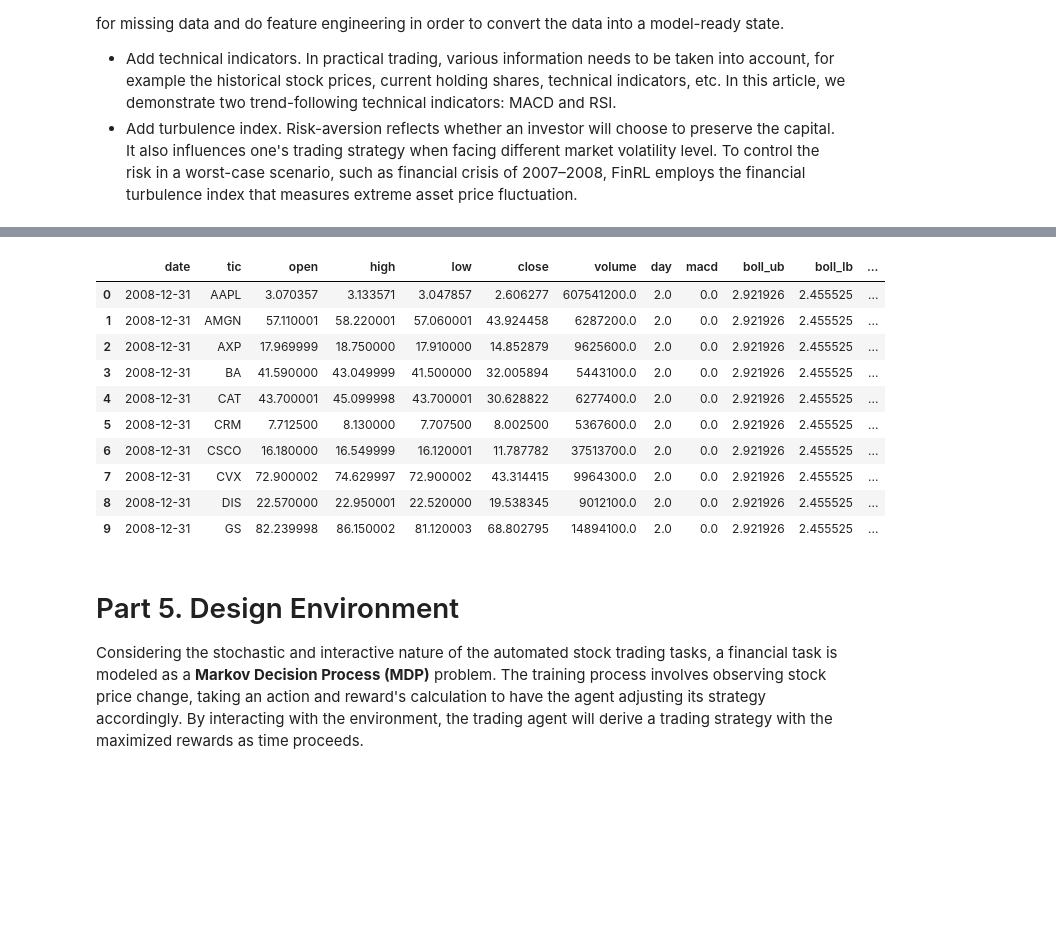
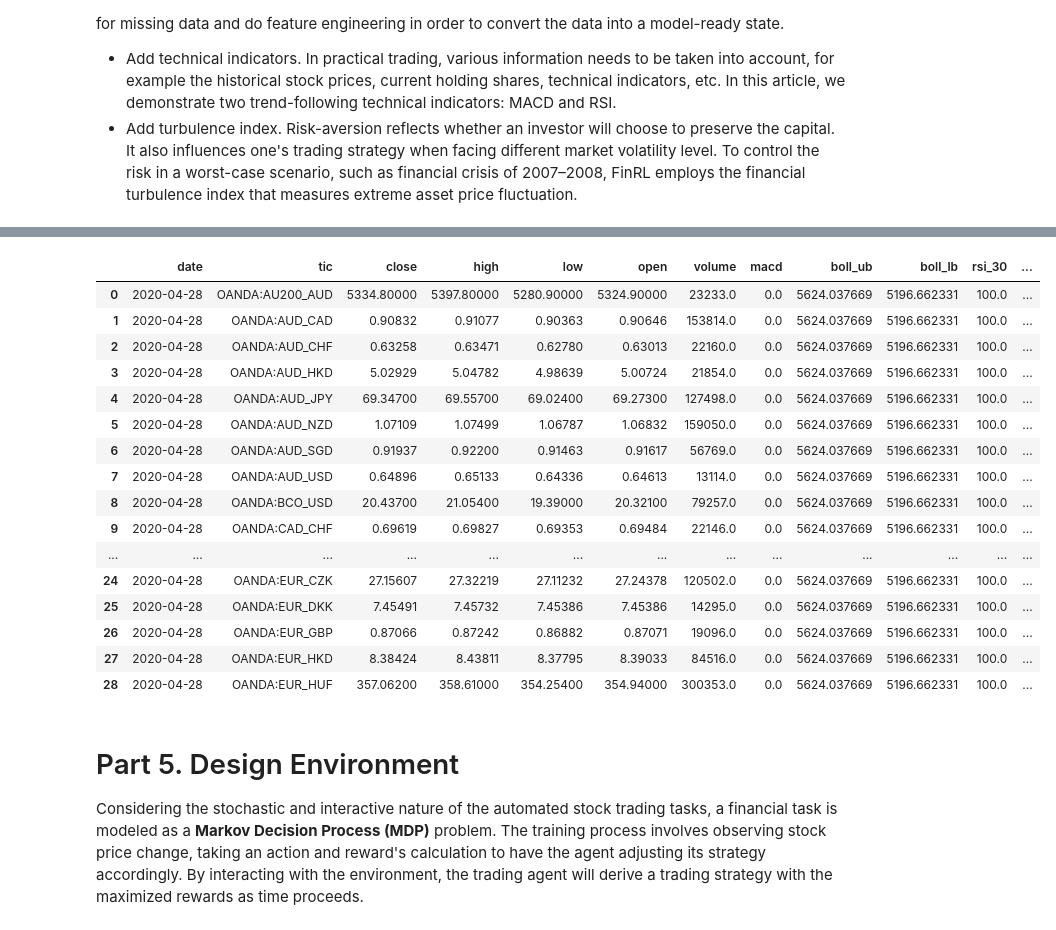
Before and after one commit to mohammad-bornosi/FinRL, a Jupyter notebook: FinRL_StockTrading_NeurIPS_2018.ipynb, the cells around one changed output, grey strips where cells are left out. Saved outputs shown, nothing was run; the diff lists cells and outputs as text; code cells hidden in the pictures; blank space fills up the shorter version.

Commit message:
set up recurrent ppo model with forex data and crypto market data

```diff
--- a/FinRL_StockTrading_NeurIPS_2018.ipynb
+++ b/FinRL_StockTrading_NeurIPS_2018.ipynb
@@ -195,0 +267,2 @@ df.sort_values(['date','tic'],ignore_index=True).head()
+# %%
+forex_market_dataset['date'] = dates
@@ -195,0 +285,4 @@ df.sort_values(['date','tic'],ignore_index=True).head()
+# %%
+forex_market_dataset.sort_values(['date', 'tic'], ignore_index = True)
+forex_market_dataset.drop(columns='s', inplace = True)
+forex_market_dataset
@@ -198,12 +375,14 @@ df.sort_values(['date','tic'],ignore_index=True).head()
 Data preprocessing is a crucial step for training a high quality machine learning model. We need to check for missing data and do feature engineering in order to convert the data into a model-ready state.
 * Add technical indicators. In practical trading, various information needs to be taken into account, for example the historical stock prices, current holding shares, technical indicators, etc. In this article, we demonstrate two trend-following technical indicators: MACD and RSI.
 * Add turbulence index. Risk-aversion reflects whether an investor will choose to preserve the capital. It also influences one's trading strategy when facing different market volatility level. To control the risk in a worst-case scenario, such as financial crisis of 2007–2008, FinRL employs the financial turbulence index that measures extreme asset price fluctuation.
+# %%
+data = forex_market_dataset.copy()
 # %%
 fe = FeatureEngineer(
-                    use_technical_indicator=True,
-                    tech_indicator_list = config.INDICATORS,
-                    use_vix=True,
+                    use_technical_indicator = True,
+                    tech_indicator_list =  config.INDICATORS,
+                    use_vix=True ,
                     use_turbulence=True,
                     user_defined_feature = False)
 
-processed = fe.preprocess_data(df)
+processed = fe.preprocess_data(data)
@@ -224,19 +413,25 @@ processed_full = processed_full.sort_values(['date','tic'])
 
 processed_full = processed_full.fillna(0)
 # %%
-processed_full.sort_values(['date','tic'],ignore_index=True).head(10)
+processed_full.sort_values(['date','tic'],ignore_index=True).head(29)
 # %% [output]
-|  | date | tic | open | high | low | close | volume | day | macd | boll_ub | boll_lb | ... |
-| 0 | 2008-12-31 | AAPL | 3.070357 | 3.133571 | 3.047857 | 2.606277 | 607541200.0 | 2.0 | 0.0 | 2.921926 | 2.455525 | ... |
-| 1 | 2008-12-31 | AMGN | 57.110001 | 58.220001 | 57.060001 | 43.924458 | 6287200.0 | 2.0 | 0.0 | 2.921926 | 2.455525 | ... |
-| 2 | 2008-12-31 | AXP | 17.969999 | 18.750000 | 17.910000 | 14.852879 | 9625600.0 | 2.0 | 0.0 | 2.921926 | 2.455525 | ... |
-| 3 | 2008-12-31 | BA | 41.590000 | 43.049999 | 41.500000 | 32.005894 | 5443100.0 | 2.0 | 0.0 | 2.921926 | 2.455525 | ... |
-| 4 | 2008-12-31 | CAT | 43.700001 | 45.099998 | 43.700001 | 30.628822 | 6277400.0 | 2.0 | 0.0 | 2.921926 | 2.455525 | ... |
-| 5 | 2008-12-31 | CRM | 7.712500 | 8.130000 | 7.707500 | 8.002500 | 5367600.0 | 2.0 | 0.0 | 2.921926 | 2.455525 | ... |
-| 6 | 2008-12-31 | CSCO | 16.180000 | 16.549999 | 16.120001 | 11.787782 | 37513700.0 | 2.0 | 0.0 | 2.921926 | 2.455525 | ... |
-| 7 | 2008-12-31 | CVX | 72.900002 | 74.629997 | 72.900002 | 43.314415 | 9964300.0 | 2.0 | 0.0 | 2.921926 | 2.455525 | ... |
-| 8 | 2008-12-31 | DIS | 22.570000 | 22.950001 | 22.520000 | 19.538345 | 9012100.0 | 2.0 | 0.0 | 2.921926 | 2.455525 | ... |
-| 9 | 2008-12-31 | GS | 82.239998 | 86.150002 | 81.120003 | 68.802795 | 14894100.0 | 2.0 | 0.0 | 2.921926 | 2.455525 | ... |
+|  | date | tic | close | high | low | open | volume | macd | boll_ub | boll_lb | rsi_30 | ... |
+| 0 | 2020-04-28 | OANDA:AU200_AUD | 5334.80000 | 5397.80000 | 5280.90000 | 5324.90000 | 23233.0 | 0.0 | 5624.037669 | 5196.662331 | 100.0 | ... |
+| 1 | 2020-04-28 | OANDA:AUD_CAD | 0.90832 | 0.91077 | 0.90363 | 0.90646 | 153814.0 | 0.0 | 5624.037669 | 5196.662331 | 100.0 | ... |
+| 2 | 2020-04-28 | OANDA:AUD_CHF | 0.63258 | 0.63471 | 0.62780 | 0.63013 | 22160.0 | 0.0 | 5624.037669 | 5196.662331 | 100.0 | ... |
+| 3 | 2020-04-28 | OANDA:AUD_HKD | 5.02929 | 5.04782 | 4.98639 | 5.00724 | 21854.0 | 0.0 | 5624.037669 | 5196.662331 | 100.0 | ... |
+| 4 | 2020-04-28 | OANDA:AUD_JPY | 69.34700 | 69.55700 | 69.02400 | 69.27300 | 127498.0 | 0.0 | 5624.037669 | 5196.662331 | 100.0 | ... |
+| 5 | 2020-04-28 | OANDA:AUD_NZD | 1.07109 | 1.07499 | 1.06787 | 1.06832 | 159050.0 | 0.0 | 5624.037669 | 5196.662331 | 100.0 | ... |
+| 6 | 2020-04-28 | OANDA:AUD_SGD | 0.91937 | 0.92200 | 0.91463 | 0.91617 | 56769.0 | 0.0 | 5624.037669 | 5196.662331 | 100.0 | ... |
+| 7 | 2020-04-28 | OANDA:AUD_USD | 0.64896 | 0.65133 | 0.64336 | 0.64613 | 13114.0 | 0.0 | 5624.037669 | 5196.662331 | 100.0 | ... |
+| 8 | 2020-04-28 | OANDA:BCO_USD | 20.43700 | 21.05400 | 19.39000 | 20.32100 | 79257.0 | 0.0 | 5624.037669 | 5196.662331 | 100.0 | ... |
+| 9 | 2020-04-28 | OANDA:CAD_CHF | 0.69619 | 0.69827 | 0.69353 | 0.69484 | 22146.0 | 0.0 | 5624.037669 | 5196.662331 | 100.0 | ... |
+| ... | ... | ... | ... | ... | ... | ... | ... | ... | ... | ... | ... | ... |
+| 24 | 2020-04-28 | OANDA:EUR_CZK | 27.15607 | 27.32219 | 27.11232 | 27.24378 | 120502.0 | 0.0 | 5624.037669 | 5196.662331 | 100.0 | ... |
+| 25 | 2020-04-28 | OANDA:EUR_DKK | 7.45491 | 7.45732 | 7.45386 | 7.45386 | 14295.0 | 0.0 | 5624.037669 | 5196.662331 | 100.0 | ... |
+| 26 | 2020-04-28 | OANDA:EUR_GBP | 0.87066 | 0.87242 | 0.86882 | 0.87071 | 19096.0 | 0.0 | 5624.037669 | 5196.662331 | 100.0 | ... |
+| 27 | 2020-04-28 | OANDA:EUR_HKD | 8.38424 | 8.43811 | 8.37795 | 8.39033 | 84516.0 | 0.0 | 5624.037669 | 5196.662331 | 100.0 | ... |
+| 28 | 2020-04-28 | OANDA:EUR_HUF | 357.06200 | 358.61000 | 354.25400 | 354.94000 | 300353.0 | 0.0 | 5624.037669 | 5196.662331 | 100.0 | ... |
 # %% [markdown]
 <a id='4'></a>
 # Part 5. Design Environment
```
Also changed, not shown: parts of 72 cells of this notebook, 10 other files.
